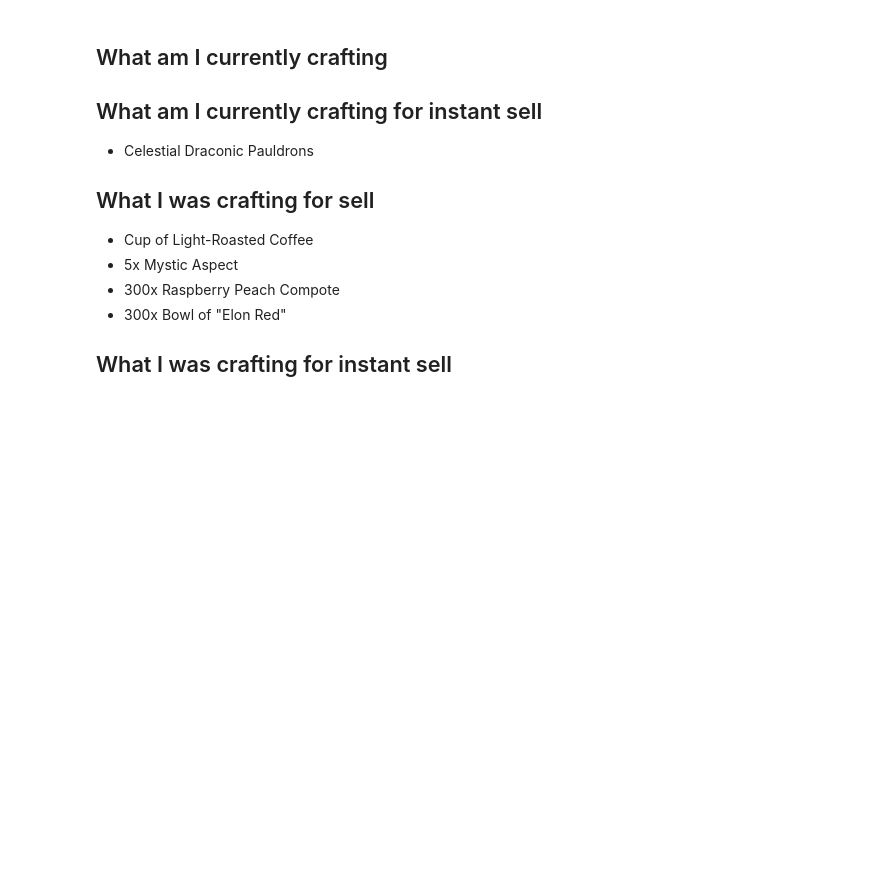
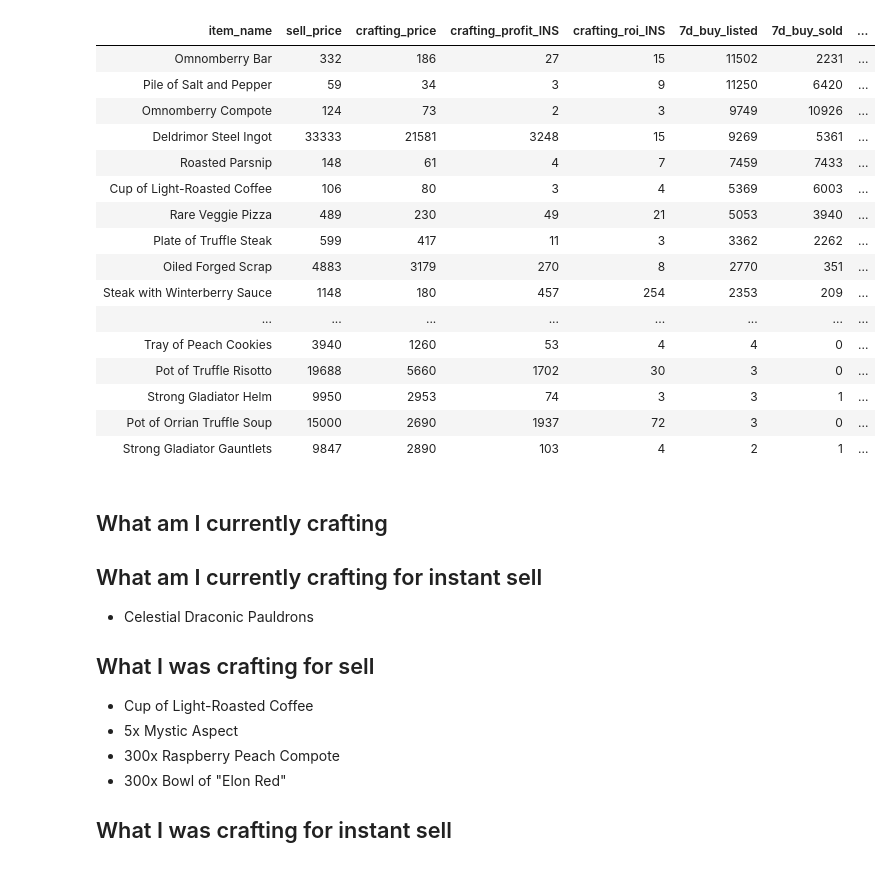
Before and after one commit to michalwitwicki/gw2_crafting_profit_analyzer, a Jupyter notebook: DataViewer.ipynb, the cells around one changed output. Saved outputs shown, nothing was run; the diff lists cells and outputs as text; code cells hidden in the pictures; blank space fills up the shorter version.

Commit message:
Split instant and patient view
Signed-off-by: Michal Witwicki <michal.witwicki14@gmail.com>

```diff
--- a/DataViewer.ipynb
+++ b/DataViewer.ipynb
@@ -5,3 +5,9 @@ df = pd.read_json("database/instant_crafting_profit.json")
 df = df.convert_dtypes()
 # df.dtypes
+# %%
+# --- INSTANT ---
+import pandas as pd
+df = pd.read_json("database/instant_crafting_profit.json")
+df = df.convert_dtypes()
+# df.dtypes
 # %%
@@ -74,3 +51,53 @@ with pd.option_context('display.max_rows', None, 'display.max_columns', None):
+# %%
+# --- INSTANT ---
+df = df[df['disciplines_str'].str.contains("Chef|Armorsmith")]
+
+with pd.option_context('display.max_rows', None, 'display.max_columns', None):
+	display(df[[
+		'item_name',
+		'sell_price',
+		'crafting_price',
+		'crafting_profit_INS',
+		'crafting_roi_INS',
+		'7d_buy_listed',
+		'7d_buy_sold',
+		'difficult',
+		'disciplines'
+		]]
+
+	.loc	[
+		(df['difficult'] == False) &
+		(df['crafting_profit_INS'] > 1) &
+		# (df['7d_buy_listed'] > 900) #&
+		(df['7d_buy_listed'] > 1) #&
+		# (df['7d_buy_sold'] > 200)
+		]
+
+	.sort_values(by='crafting_profit_INS', ascending=False)
+	# .sort_values(by='7d_buy_listed', ascending=False)
+
+	# .head(30)
+	.style.hide_index()
+	# .shape[0]
+	)
+# %% [output]
+| item_name | sell_price | crafting_price | crafting_profit_INS | crafting_roi_INS | 7d_buy_listed | 7d_buy_sold | ... |
+| Omnomberry Bar | 332 | 186 | 27 | 15 | 11502 | 2231 | ... |
+| Pile of Salt and Pepper | 59 | 34 | 3 | 9 | 11250 | 6420 | ... |
+| Omnomberry Compote | 124 | 73 | 2 | 3 | 9749 | 10926 | ... |
+| Deldrimor Steel Ingot | 33333 | 21581 | 3248 | 15 | 9269 | 5361 | ... |
+| Roasted Parsnip | 148 | 61 | 4 | 7 | 7459 | 7433 | ... |
+| Cup of Light-Roasted Coffee | 106 | 80 | 3 | 4 | 5369 | 6003 | ... |
+| Rare Veggie Pizza | 489 | 230 | 49 | 21 | 5053 | 3940 | ... |
+| Plate of Truffle Steak | 599 | 417 | 11 | 3 | 3362 | 2262 | ... |
+| Oiled Forged Scrap | 4883 | 3179 | 270 | 8 | 2770 | 351 | ... |
+| Steak with Winterberry Sauce | 1148 | 180 | 457 | 254 | 2353 | 209 | ... |
+| ... | ... | ... | ... | ... | ... | ... | ... |
+| Tray of Peach Cookies | 3940 | 1260 | 53 | 4 | 4 | 0 | ... |
+| Pot of Truffle Risotto | 19688 | 5660 | 1702 | 30 | 3 | 0 | ... |
+| Strong Gladiator Helm | 9950 | 2953 | 74 | 3 | 3 | 1 | ... |
+| Pot of Orrian Truffle Soup | 15000 | 2690 | 1937 | 72 | 3 | 0 | ... |
+| Strong Gladiator Gauntlets | 9847 | 2890 | 103 | 4 | 2 | 1 | ... |
 # %% [markdown]
 ## What am I currently crafting ##
 
```
Also changed, not shown: parts of 2 cells of this notebook.
